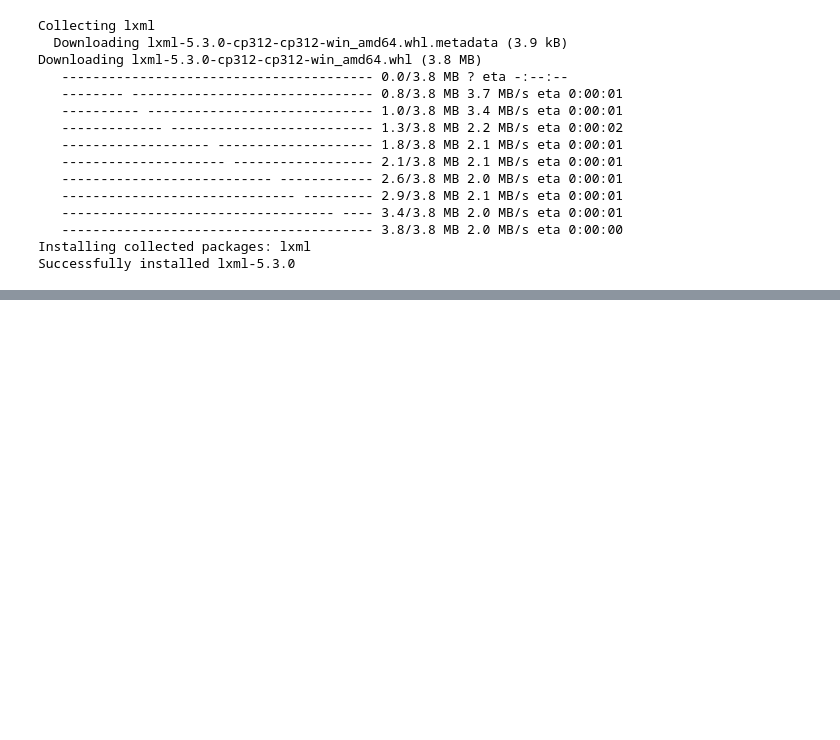
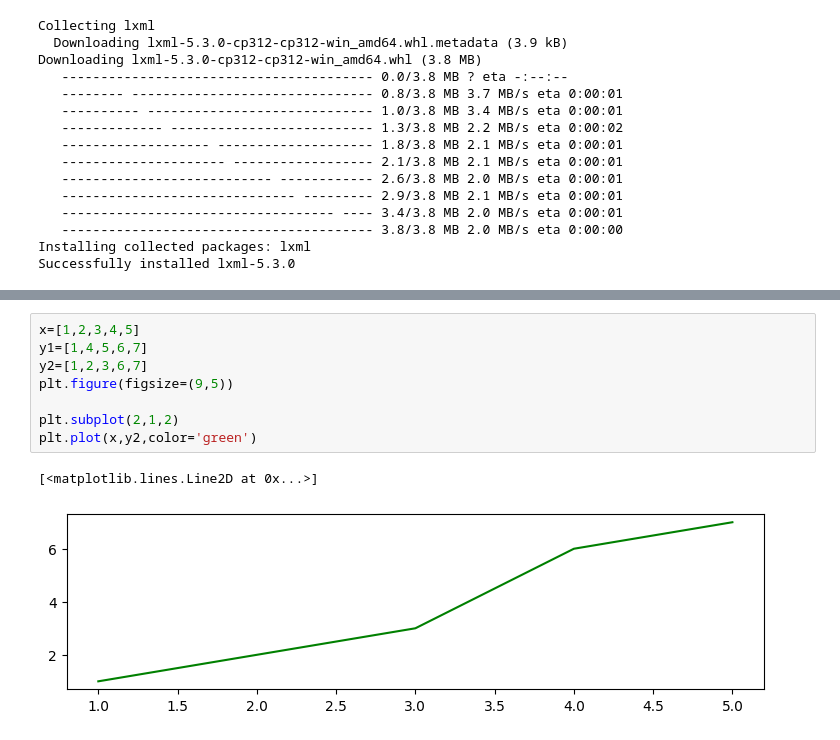
Before and after one commit to RaviSoni804426/AI-Code, a Jupyter notebook: My Code/basicpython.ipynb, the cells around one changed output, grey strips where cells are left out. Drawn from its saved outputs; the diff is of its cells as text; blank space fills up the shorter version.

```diff
--- a/My Code/basicpython.ipynb
+++ b/My Code/basicpython.ipynb
@@ -264,0 +297,11 @@ url("")
+# %%
+x=[1,2,3,4,5]
+y1=[1,4,5,6,7]
+y2=[1,2,3,6,7]
+plt.figure(figsize=(9,5))
+
+plt.subplot(2,1,2)
+plt.plot(x,y2,color='green')
+# %% [output]
+[<matplotlib.lines.Line2D at 0x...>]
+[figure, added]
```
Also changed, not shown: parts of 5 cells of this notebook.
